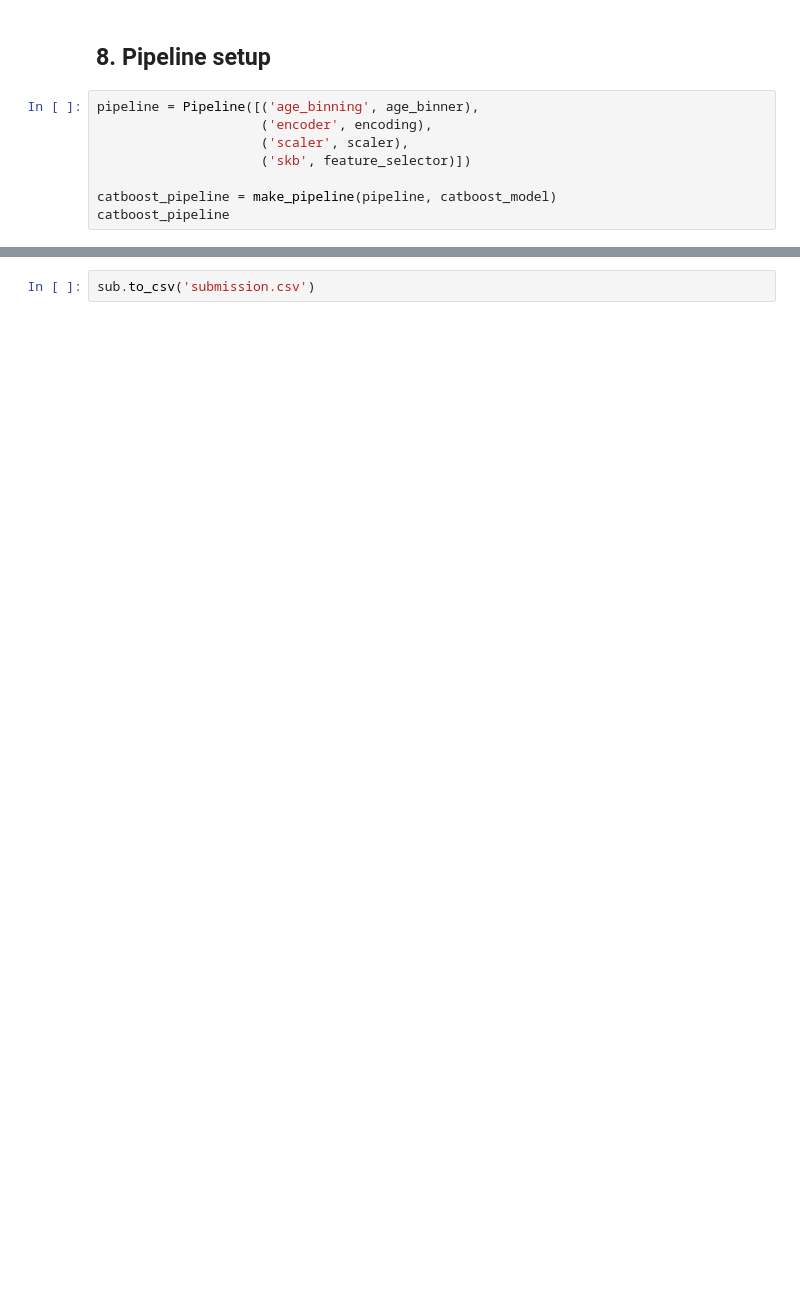
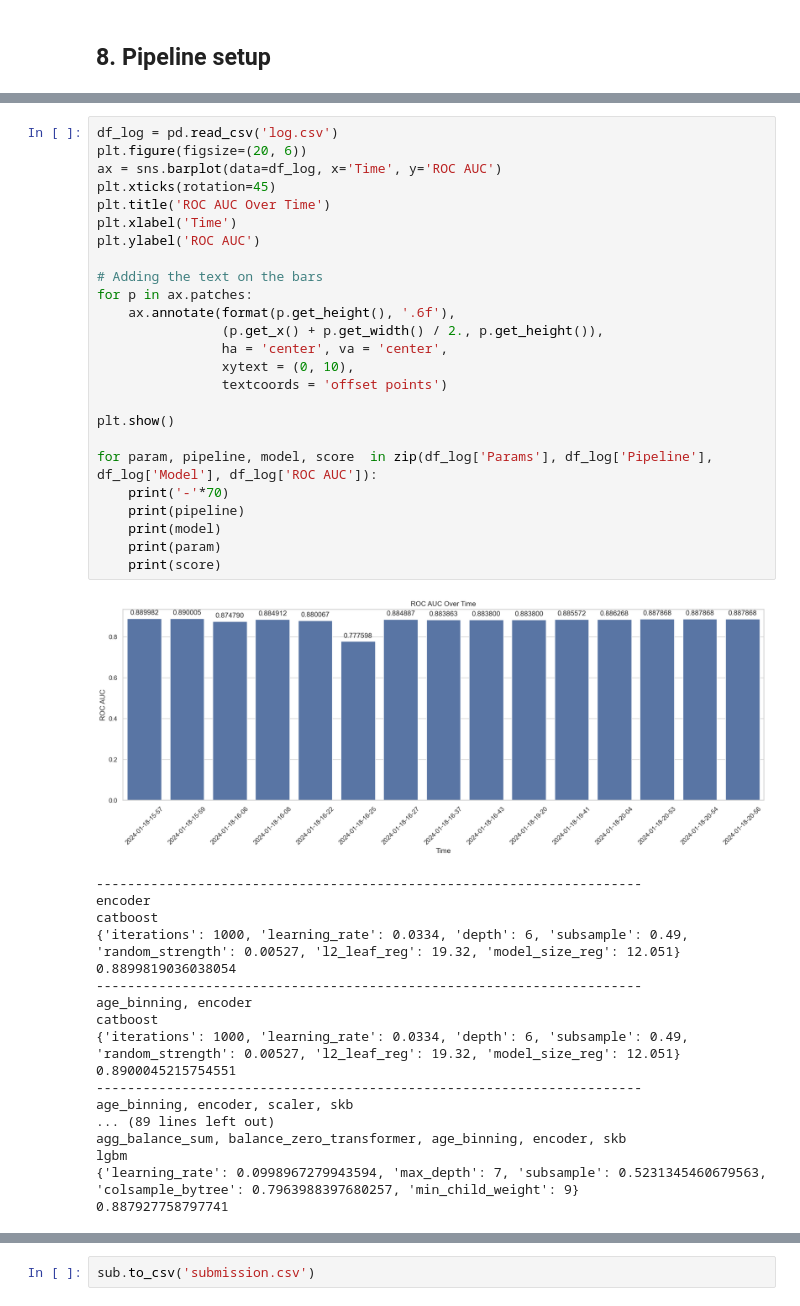
Before and after one commit to KrystianPi/Kaggle-S4E1, a Jupyter notebook: eda.ipynb, the cells around one changed output, grey strips where cells are left out. Cells and saved outputs as stored; diff of their text form; blank space fills up the shorter version.

```diff
--- a/eda.ipynb
+++ b/eda.ipynb
@@ -340,10 +429,2 @@ catboost_model = CatBoostClassifier(**best_params, silent=True)
 # %% [markdown]
 ## 8. Pipeline setup
-# %%
-pipeline = Pipeline([('age_binning', age_binner),
-                     ('encoder', encoding),
-                     ('scaler', scaler),
-                     ('skb', feature_selector)])
-
-catboost_pipeline = make_pipeline(pipeline, catboost_model)
-catboost_pipeline
@@ -426,3 +863,47 @@ Average AUC-score across 10 folds: 0.884887448447204
+# %%
+df_log = pd.read_csv('log.csv')
+plt.figure(figsize=(20, 6))
+ax = sns.barplot(data=df_log, x='Time', y='ROC AUC')
+plt.xticks(rotation=45)
+plt.title('ROC AUC Over Time')
+plt.xlabel('Time')
+plt.ylabel('ROC AUC')
+
+# Adding the text on the bars
+for p in ax.patches:
+    ax.annotate(format(p.get_height(), '.6f'),
+                (p.get_x() + p.get_width() / 2., p.get_height()),
+                ha = 'center', va = 'center',
+                xytext = (0, 10),
+                textcoords = 'offset points')
+
+plt.show()
+
+for param, pipeline, model, score  in zip(df_log['Params'], df_log['Pipeline'], df_log['Model'], df_log['ROC AUC']):
+    print('-'*70)
+    print(pipeline)
+    print(model)
+    print(param)
+    print(score)
+# %% [output]
+[figure, added]
+----------------------------------------------------------------------
+encoder
+catboost
+{'iterations': 1000, 'learning_rate': 0.0334, 'depth': 6, 'subsample': 0.49, 'random_strength': 0.00527, 'l2_leaf_reg': 19.32, 'model_size_reg': 12.051}
+0.8899819036038054
+----------------------------------------------------------------------
+age_binning, encoder
+catboost
+{'iterations': 1000, 'learning_rate': 0.0334, 'depth': 6, 'subsample': 0.49, 'random_strength': 0.00527, 'l2_leaf_reg': 19.32, 'model_size_reg': 12.051}
+0.8900045215754551
+----------------------------------------------------------------------
+age_binning, encoder, scaler, skb
+... (89 lines left out)
+agg_balance_sum, balance_zero_transformer, age_binning, encoder, skb
+lgbm
+{'learning_rate': 0.0998967279943594, 'max_depth': 7, 'subsample': 0.5231345460679563, 'colsample_bytree': 0.7963988397680257, 'min_child_weight': 9}
+0.887927758797741
 # %%
 # Get feature importances
 feature_importances = catboost_pipeline.named_steps['catboostclassifier'].get_feature_importance()
```
Also changed, not shown: parts of 44 cells of this notebook, 1 other file.
